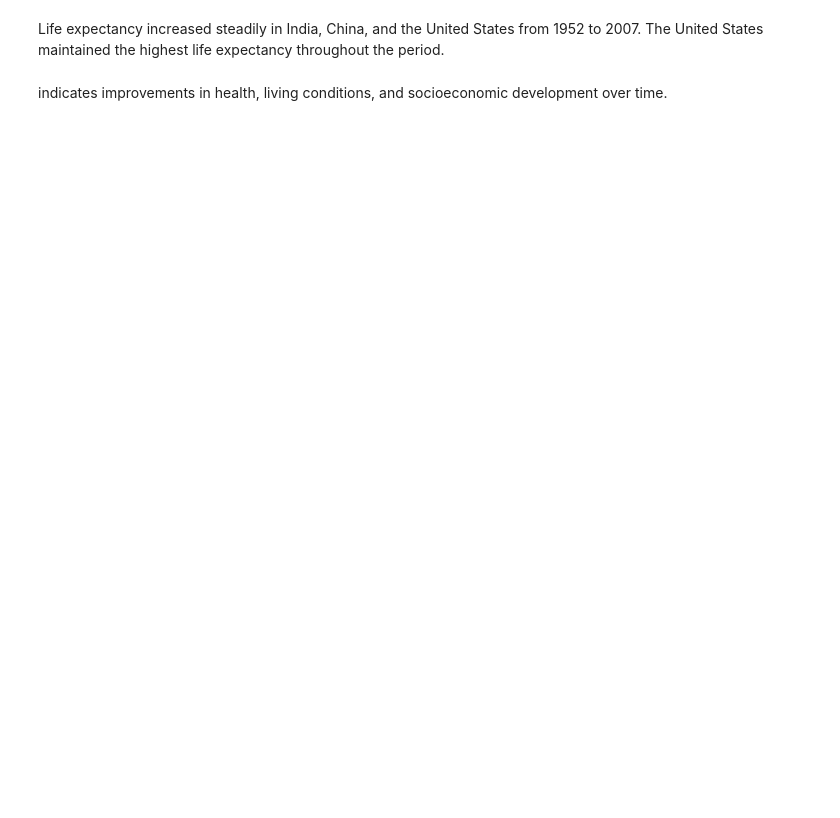
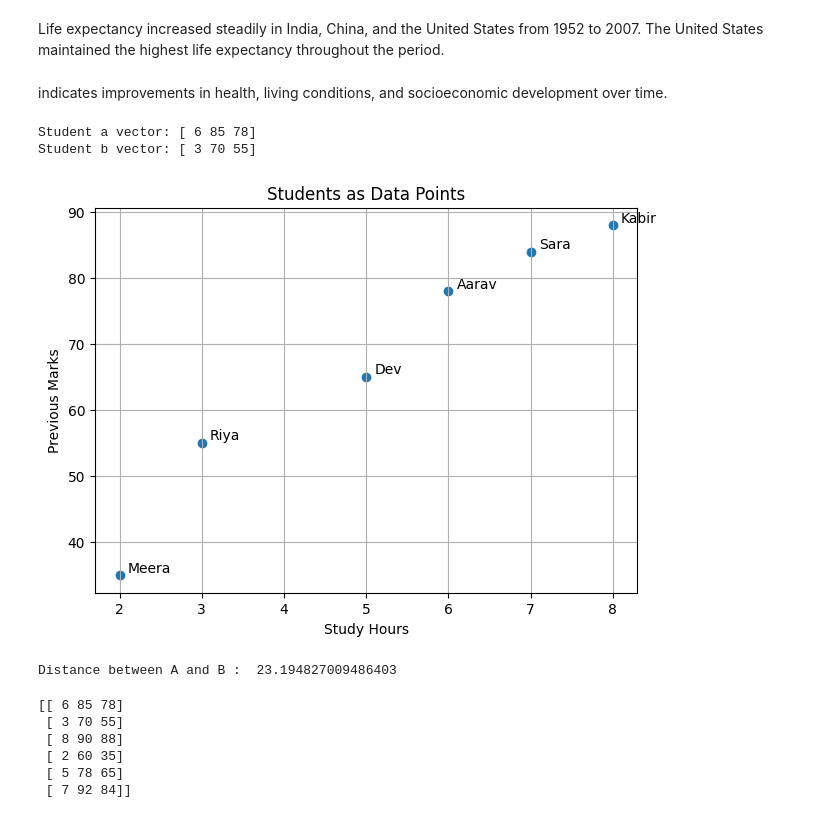
Before and after one commit to adi23042008-byte/aiml-bootcamp-2026, a Jupyter notebook: aiml_bootcamp_2026.ipynb, the cells around one changed output. Cells and saved outputs as stored; diff of their text form; code cells hidden in the pictures; blank space fills up the shorter version.

```diff
--- a/aiml_bootcamp_2026.ipynb
+++ b/aiml_bootcamp_2026.ipynb
@@ -818,3 +676,59 @@ Life expectancy increased steadily in India, China, and the United States from 1
 The United States maintained the highest life expectancy throughout the period.
 # %% [markdown]
 indicates improvements in health, living conditions, and socioeconomic development over time.
+# %%
+import numpy as np
+import pandas as pd
+import matplotlib.pyplot as plt
+student_a = np.array([6 ,85 ,78])
+student_b = np.array([3,70,55])
+print("Student a vector:" , student_a)
+print("Student b vector:" , student_b)
+# %% [output]
+Student a vector: [ 6 85 78]
+Student b vector: [ 3 70 55]
+# %%
+students = pd.DataFrame({
+
+"name": ["Aarav", "Riya", "Kabir", "Meera", "Dev", "Sara"],
+"study_hours": [6, 3, 8, 2, 5, 7],
+"attendance": [85, 70, 90, 60, 78, 92],
+"previous_marks": [78, 55, 88, 35, 65, 84],
+"final_marks": [82, 58, 91, 40, 70, 88]
+
+})
+# %%
+plt.figure(figsize=(7, 5))
+
+plt.scatter( students["study_hours"], students["previous_marks"]
+
+)
+
+for i, row in students.iterrows():
+  plt.text(row["study_hours"] + 0.1, row["previous_marks"] + 0.5, row["name"])
+
+plt.xlabel("Study Hours")
+plt.ylabel("Previous Marks")
+plt.title("Students as Data Points")
+plt.grid(True)
+plt.show()
+# %% [output]
+[figure, added]
+# %%
+point_a = np.array([6,78])
+point_b = np.array([3,55])
+distance = np.sqrt((point_a[0]-point_b[0])**2 +(point_a[1]-point_b[1])**2)
+print("Distance between A and B : ",distance)
+# %% [output]
+Distance between A and B :  23.194827009486403
+# %%
+feature_columns = ["study_hours","attendance","previous_marks"]
+student_vectors = students[feature_columns].values
+print(student_vectors)
+# %% [output]
+[[ 6 85 78]
+ [ 3 70 55]
+ [ 8 90 88]
+ [ 2 60 35]
+ [ 5 78 65]
+ [ 7 92 84]]
```
Also changed, not shown: parts of 32 cells of this notebook.
